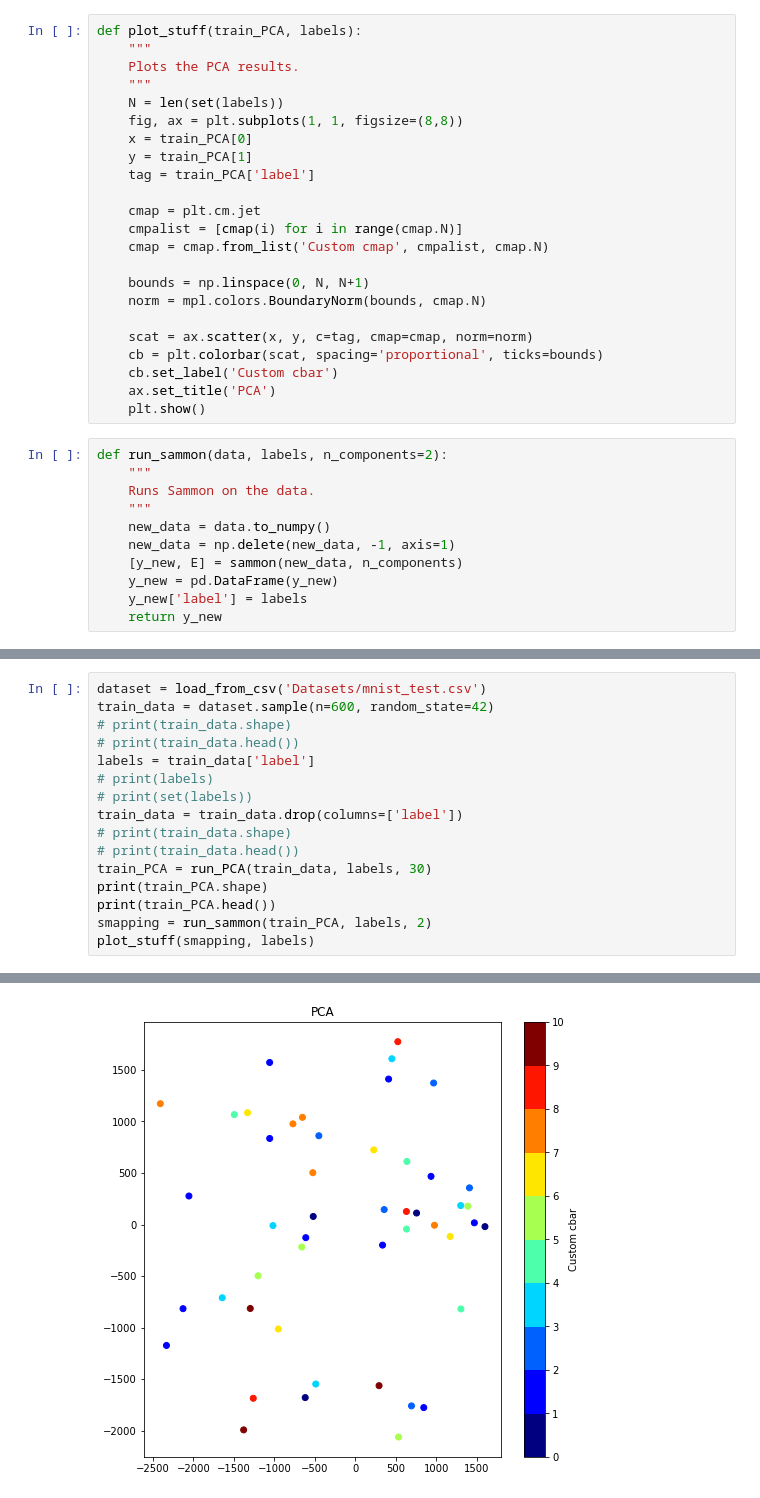
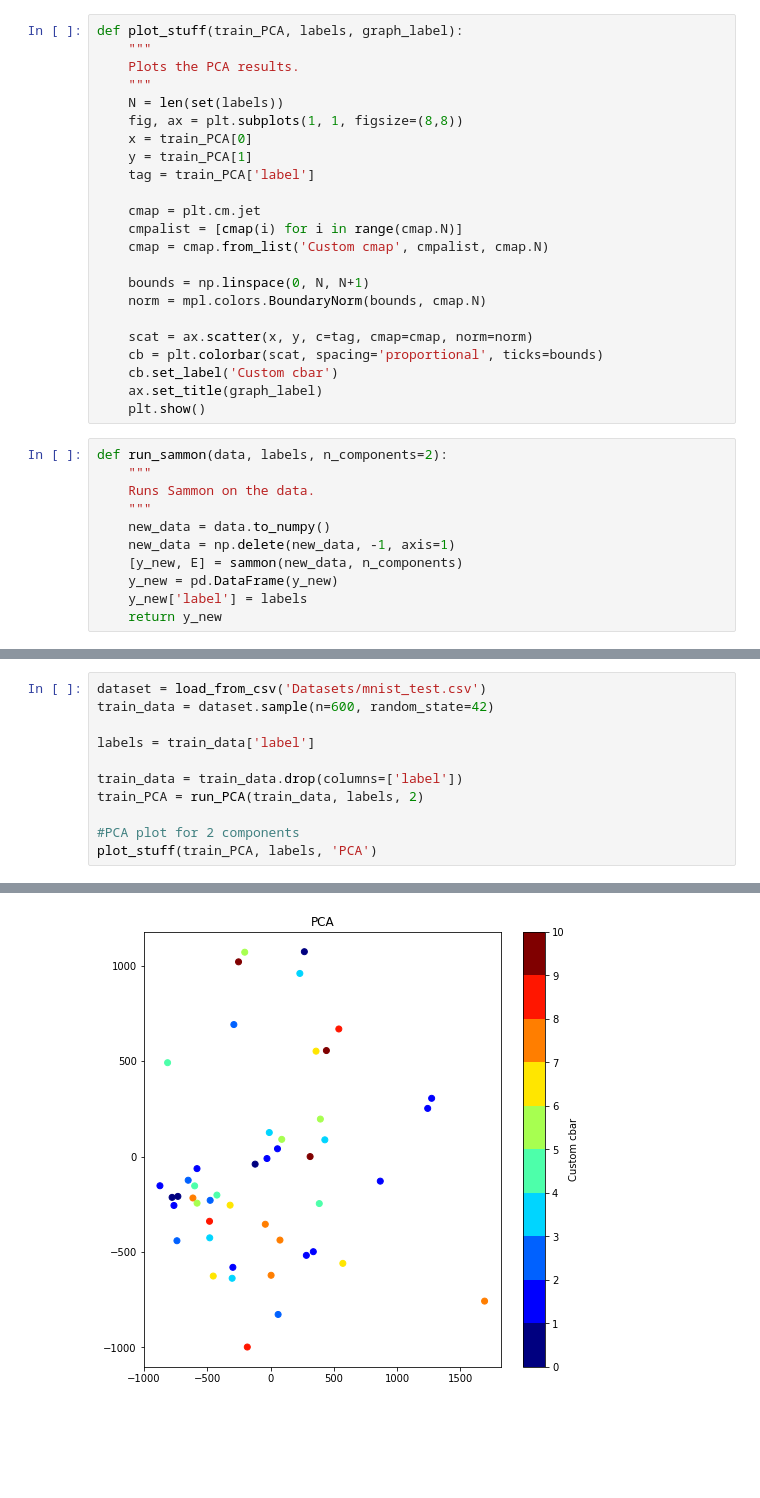
Before and after one commit to tejasvicsr1/t-SNE-Implementation, a Jupyter notebook: main.ipynb, the cells around one changed output, grey strips where cells are left out. Cells and saved outputs as stored; diff of their text form; blank space fills up the shorter version.

Commit message:
Mid Evals Stuff

```diff
--- a/main.ipynb
+++ b/main.ipynb
@@ -28,7 +30,7 @@ def run_PCA(data, labels, n_components=2):
     principalDf['label'] = labels
     return principalDf
 # %%
-def plot_stuff(train_PCA, labels):
+def plot_stuff(train_PCA, labels, graph_label):
     """
     Plots the PCA results.
     """
@@ -48,7 +50,7 @@ def plot_stuff(train_PCA, labels):
     scat = ax.scatter(x, y, c=tag, cmap=cmap, norm=norm)
     cb = plt.colorbar(scat, spacing='proportional', ticks=bounds)
     cb.set_label('Custom cbar')
-    ax.set_title('PCA')
+    ax.set_title(graph_label)
     plt.show()
 # %%
 def run_sammon(data, labels, n_components=2):
@@ -64,17 +75,12 @@ def run_sammon(data, labels, n_components=2):
 # %%
 dataset = load_from_csv('Datasets/mnist_test.csv')
 train_data = dataset.sample(n=600, random_state=42)
-# print(train_data.shape)
-# print(train_data.head())
+
 labels = train_data['label']
-# print(labels)
-# print(set(labels))
+
 train_data = train_data.drop(columns=['label'])
-# print(train_data.shape)
-# print(train_data.head())
-train_PCA = run_PCA(train_data, labels, 30)
-print(train_PCA.shape)
-print(train_PCA.head())
-smapping = run_sammon(train_PCA, labels, 2)
-plot_stuff(smapping, labels)
+train_PCA = run_PCA(train_data, labels, 2)
+
+#PCA plot for 2 components
+plot_stuff(train_PCA, labels, 'PCA')
 # %% [output]
@@ -98 +87 @@ TolFun exceeded: Optimisation terminated
-[figure, old version]
+[figure, new version]
```
Also changed, not shown: parts of 11 cells of this notebook, 2 other files.
